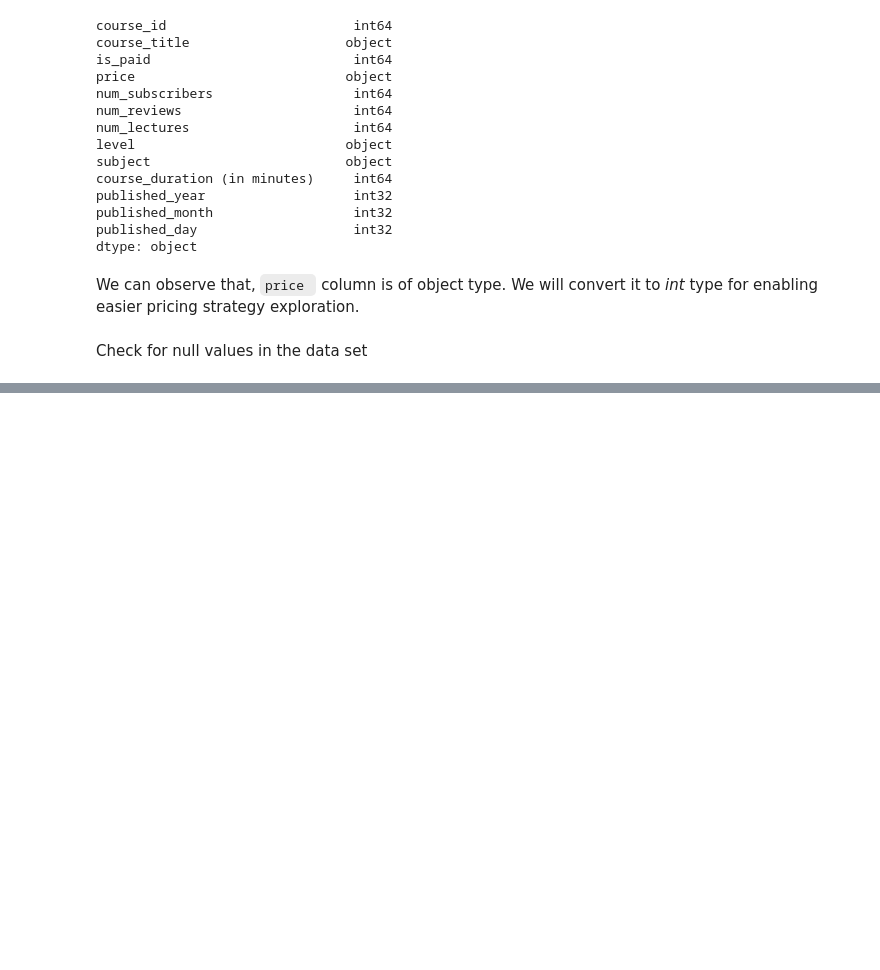
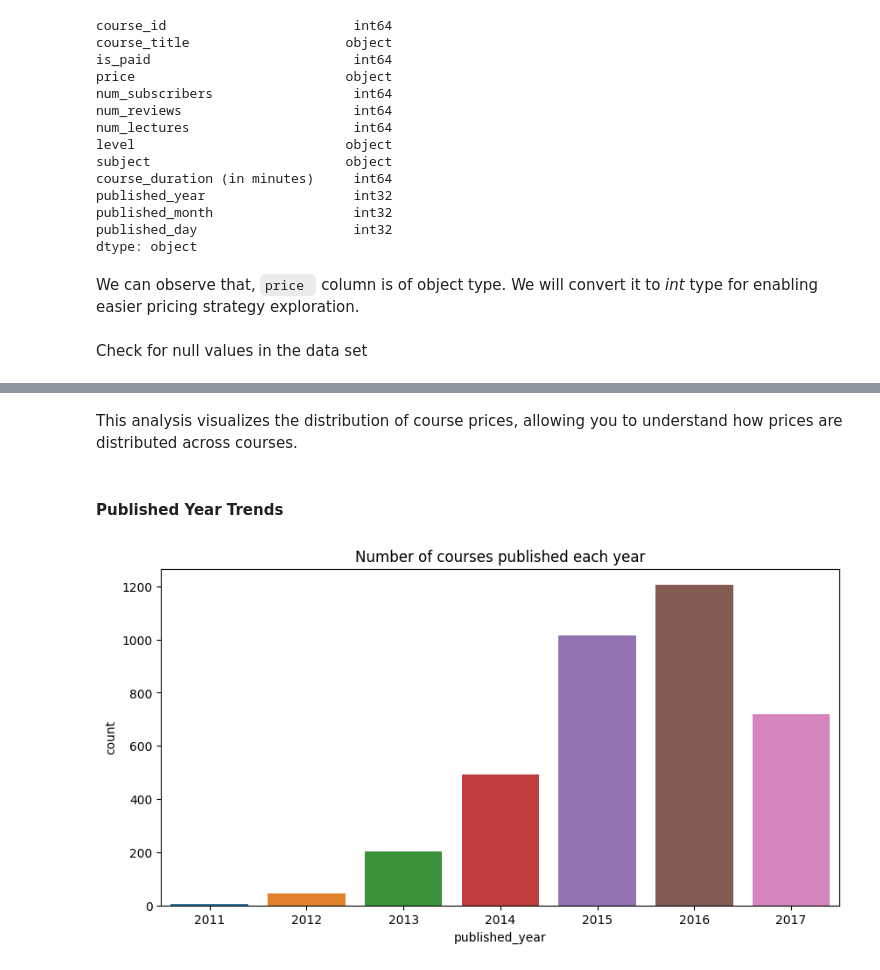
Before and after one commit to Chirag529/Udemy_Courses_Analysis, a Jupyter notebook: main.ipynb, the cells around one changed output, grey strips where cells are left out. Drawn from its saved outputs; the diff is of its cells as text; code cells hidden in the pictures; blank space fills up the shorter version.

```diff
--- a/main.ipynb
+++ b/main.ipynb
@@ -203,0 +262,12 @@ So, there are no null values in our dataset which is kind of a good thing. :)
+# %% [markdown]
+This analysis visualizes the distribution of course prices, allowing you to understand how prices are distributed across courses.
+# %% [markdown]
+#### Published Year Trends
+# %%
+# Let's see the number of courses published each year
+plt.figure(figsize=(10, 5))
+sns.countplot(x="published_year", data=df)
+plt.title("Number of courses published each year")
+plt.show()
+# %% [output]
+[figure, added]
```
Also changed, not shown: parts of 29 cells of this notebook.
